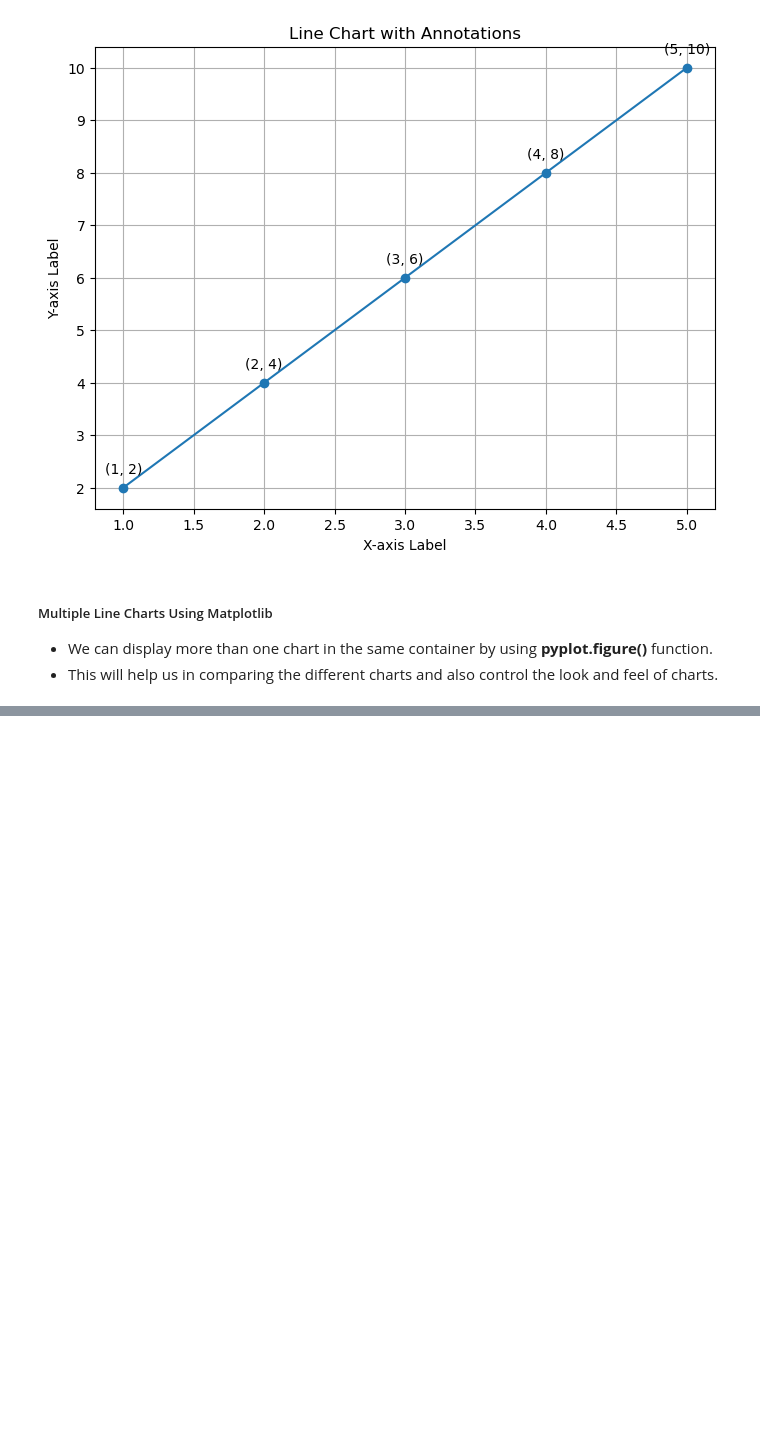
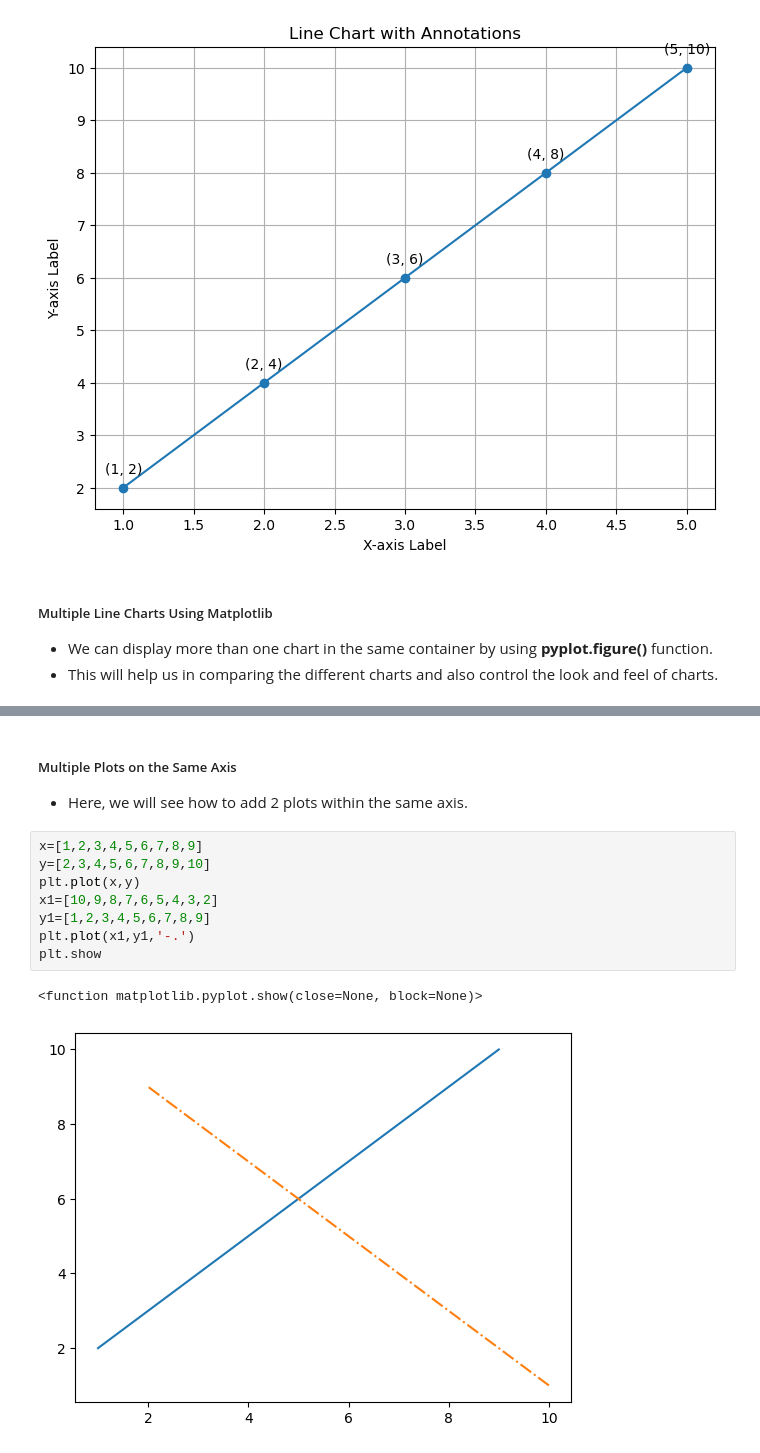
Before and after one commit to amiya2001/ML, a Jupyter notebook: matplotlib.ipynb, the cells around one changed output, grey strips where cells are left out. Cells and saved outputs as stored; diff of their text form; blank space fills up the shorter version.

Commit message:
multiple plot in same figure

```diff
--- a/matplotlib.ipynb
+++ b/matplotlib.ipynb
@@ -107,3 +107,18 @@ plt.show
 <function matplotlib.pyplot.show(close=None, block=None)>
 [figure]
 [figure]
+# %% [markdown]
+##### Multiple Plots on the Same Axis
+
+* Here, we will see how to add 2 plots within the same axis.
+# %%
+x=[1,2,3,4,5,6,7,8,9]
+y=[2,3,4,5,6,7,8,9,10]
+plt.plot(x,y)
+x1=[10,9,8,7,6,5,4,3,2]
+y1=[1,2,3,4,5,6,7,8,9]
+plt.plot(x1,y1,'-.')
+plt.show
+# %% [output]
+<function matplotlib.pyplot.show(close=None, block=None)>
+[figure, added]
```
Also changed, not shown: parts of 1 cell of this notebook.
